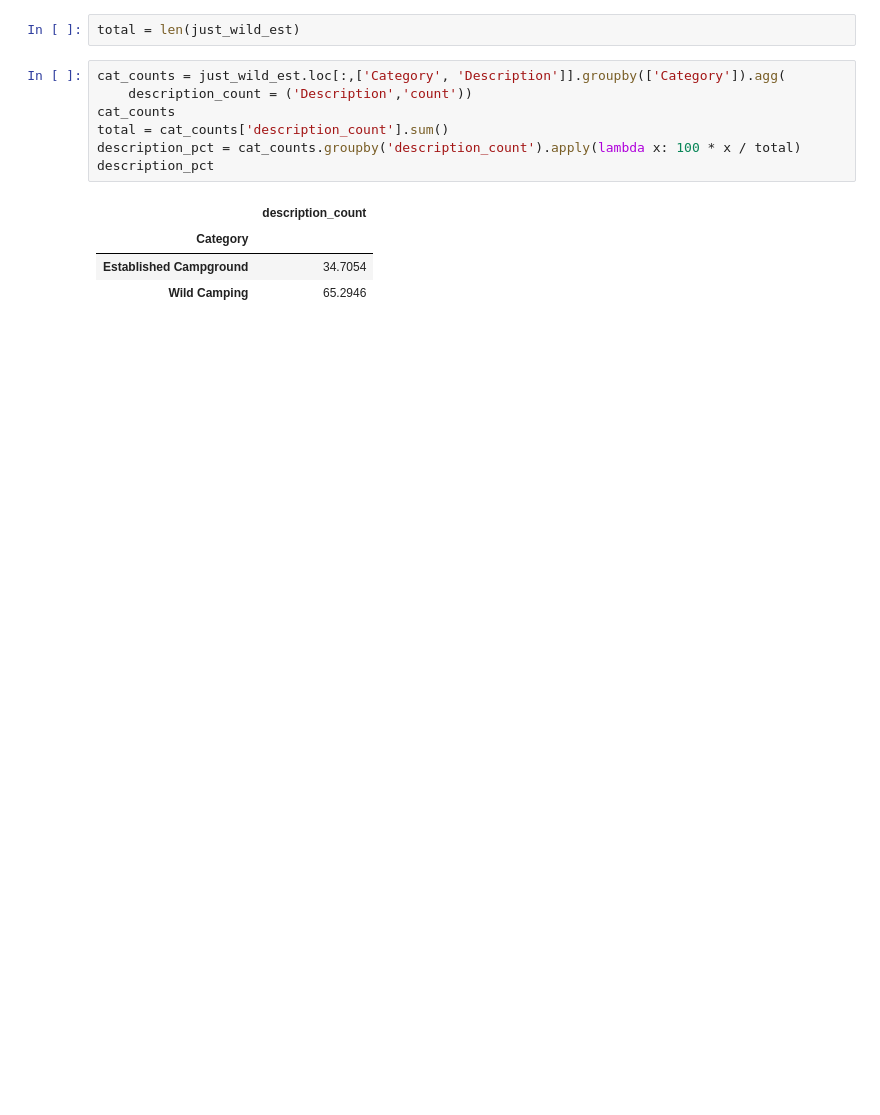
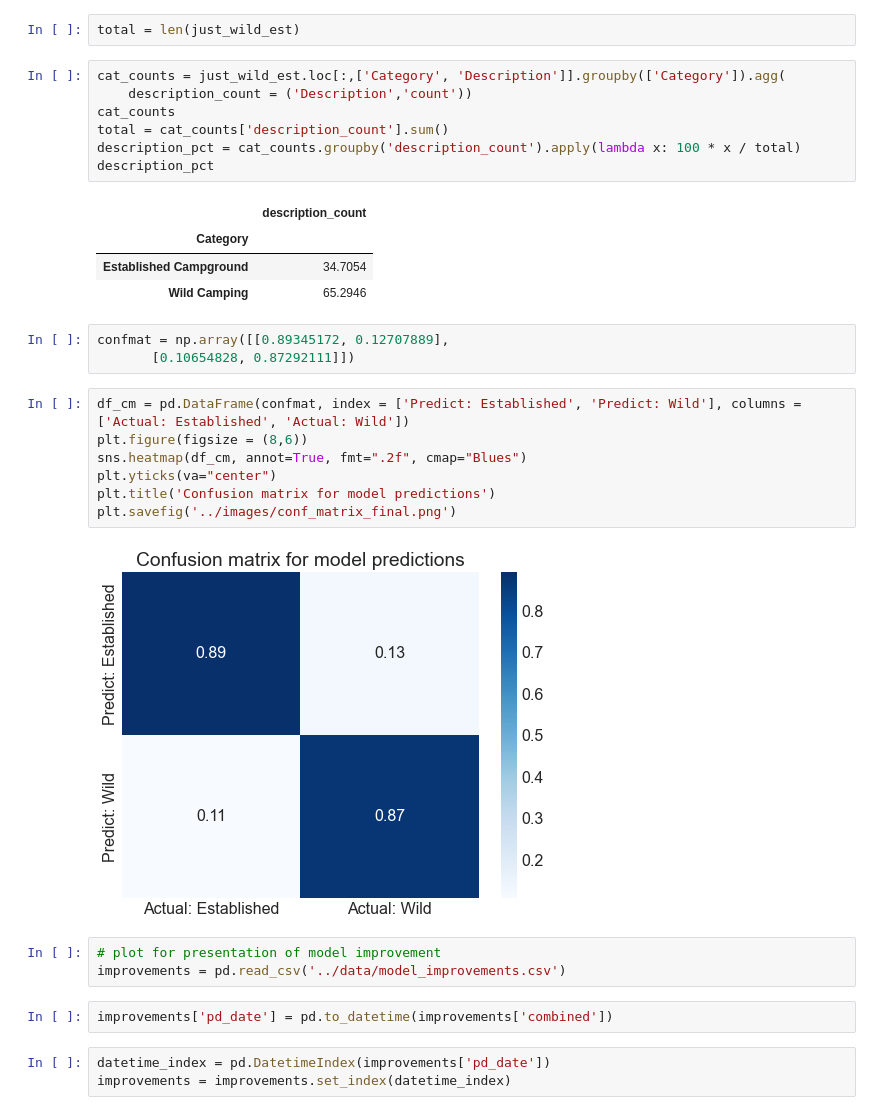
Before and after one commit to paultanger/CampsitePredict, a Jupyter notebook: notebooks/summarize_data.ipynb, the cells around one changed output. Cells and saved outputs as stored; diff of their text form; blank space fills up the shorter version.

```diff
--- a/notebooks/summarize_data.ipynb
+++ b/notebooks/summarize_data.ipynb
@@ -189,3 +194,23 @@ description_pct
 | Category |  |
 | Established Campground | 34.7054 |
 | Wild Camping | 65.2946 |
+# %%
+confmat = np.array([[0.89345172, 0.12707889],
+       [0.10654828, 0.87292111]])
+# %%
+df_cm = pd.DataFrame(confmat, index = ['Predict: Established', 'Predict: Wild'], columns = ['Actual: Established', 'Actual: Wild'])
+plt.figure(figsize = (8,6))
+sns.heatmap(df_cm, annot=True, fmt=".2f", cmap="Blues")
+plt.yticks(va="center")
+plt.title('Confusion matrix for model predictions')
+plt.savefig('../images/conf_matrix_final.png')
+# %% [output]
+[figure, added]
+# %%
+# plot for presentation of model improvement
+improvements = pd.read_csv('../data/model_improvements.csv')
+# %%
+improvements['pd_date'] = pd.to_datetime(improvements['combined'])
+# %%
+datetime_index = pd.DatetimeIndex(improvements['pd_date'])
+improvements = improvements.set_index(datetime_index)
```
Also changed, not shown: parts of 6 cells of this notebook, 21 other files.
